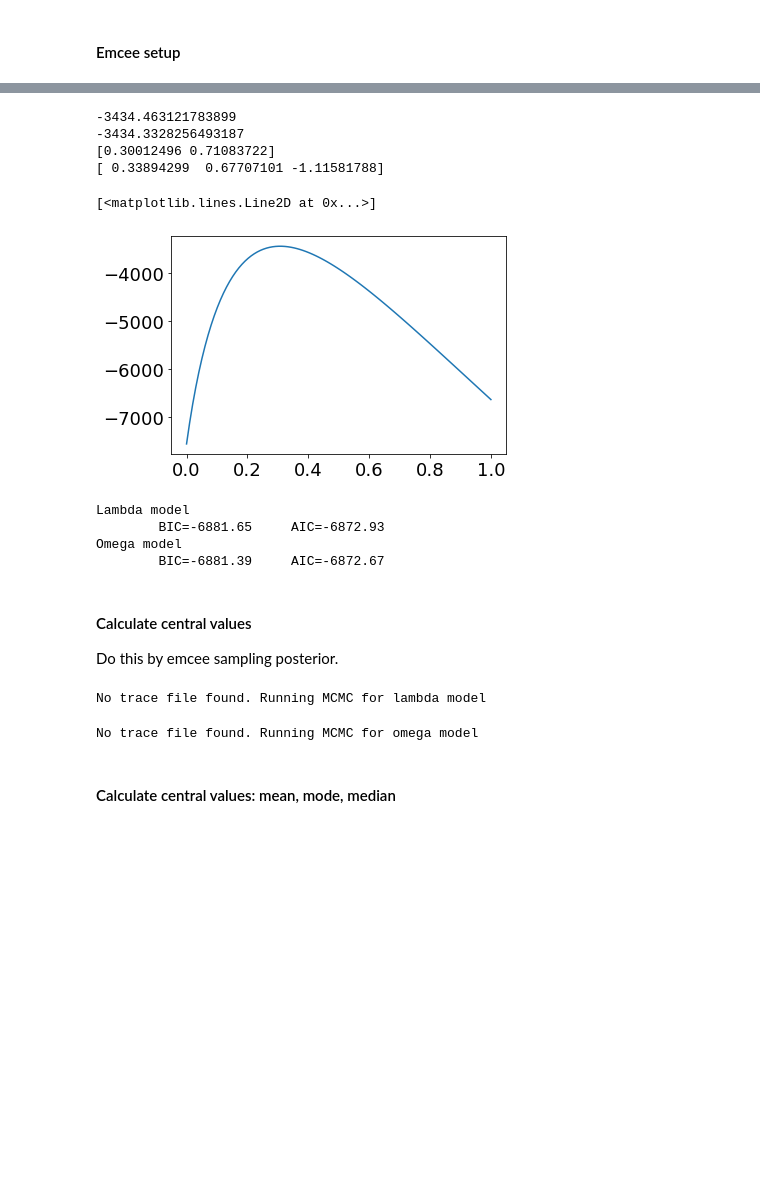
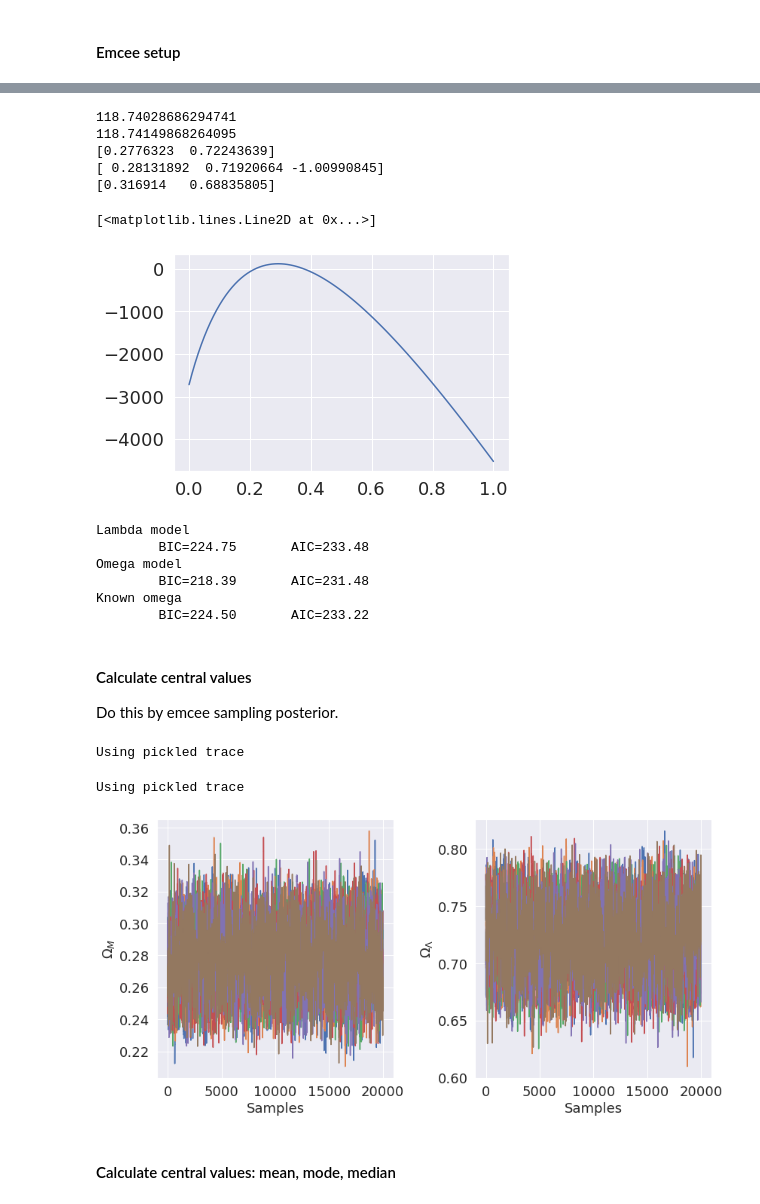
Before and after one commit to elindgren/asam_projects, a Jupyter notebook: Project1/Task2.ipynb, the cells around one changed output, grey strips where cells are left out. Cells and saved outputs as stored; diff of their text form; code cells hidden in the pictures; blank space fills up the shorter version.

```diff
--- a/Project1/Task2.ipynb
+++ b/Project1/Task2.ipynb
@@ -140,36 +153,42 @@ log_omega_likelihood((0.3, 0.7, -1.11581788), z, dl, delta_dl)
 # %%
 nll_lambda = lambda *args: -log_lambda_likelihood(*args)
 nll_omega = lambda *args: -log_omega_likelihood(*args)
+nll_omega_known_omega = lambda *args: -log_omega_likelihood_known_omega(*args)
 
-theta_hat_lambda = sc.optimize.minimize(nll_lambda, [0.5,0.5], args=(z, dl, delta_dl), bounds = ((1e-5,10),(1e-5,10)))
-theta_hat_omega = sc.optimize.minimize(nll_omega, [0.5,0.5, -1], args=(z, dl, delta_dl), bounds = ((1e-5,10),(1e-5,10),(-np.inf, np.inf)))
+theta_hat_lambda = sc.optimize.minimize(nll_lambda, [0.5,0.5], args=(z, mu, delta_mu), bounds = ((1e-5,10),(1e-5,10)))
+theta_hat_omega = sc.optimize.minimize(nll_omega, [0.5,0.5, -1], args=(z, mu, delta_mu), bounds = ((1e-5,10),(1e-5,10),(-np.inf, np.inf)))
+theta_hat_omega_known_omega = sc.optimize.minimize(nll_omega_known_omega, [0.5,0.5], args=(z, mu, delta_mu, -1.11581788), bounds = ((1e-5,10),(1e-5,10)))
 max_likelihood_lambda = -theta_hat_lambda.fun
 max_likelihood_omega = -theta_hat_omega.fun
+max_likelihood_known_omega = -theta_hat_omega_known_omega.fun
 
 print(max_likelihood_lambda)
 print(max_likelihood_omega)
 print(theta_hat_lambda.x)
 print(theta_hat_omega.x)
+print(theta_hat_omega_known_omega.x)
 # %% [output]
--3434.463121783899
--3434.3328256493187
-[0.30012496 0.71083722]
-[ 0.33894299  0.67707101 -1.11581788]
+118.74028686294741
+118.74149868264095
+[0.2776323  0.72243639]
+[ 0.28131892  0.71920664 -1.00990845]
+[0.316914   0.68835805]
 # %%
 Omega = np.linspace(0,1,100)
 theta = np.zeros(len(Omega))
 for i, w in enumerate(Omega):
-    theta[i] = log_lambda_likelihood((w,0.7), z, dl,delta_dl)
+    theta[i] = log_lambda_likelihood((w,0.7), z, mu,delta_mu)
 plt.plot(Omega,theta)
 # %% [output]
 [<matplotlib.lines.Line2D at 0x...>]
-[figure, old version]
+[figure, new version]
 # %%
 def bic(log_L_max, len_data, len_params):
     return 2*log_L_max - len_params*np.log(len_data)
 
 def aic(log_L_max, len_params):
     return 2*log_L_max - 2*len_params
+
 # Lambda model
 lambda_bic = bic(max_likelihood_lambda, len(z), 2)
 lambda_aic = aic(max_likelihood_lambda, 2)
@@ -177,14 +196,23 @@ lambda_aic = aic(max_likelihood_lambda, 2)
 print(f'Lambda model\n\tBIC={lambda_bic:.2f} \t AIC={lambda_aic:.2f}')
 
 # Omega model
-omega_bic = bic(max_likelihood_omega, len(z), 2)
-omega_aic = aic(max_likelihood_omega, 2)
+omega_bic = bic(max_likelihood_omega, len(z), 3)
+omega_aic = aic(max_likelihood_omega, 3)
+
 print(f'Omega model\n\tBIC={omega_bic:.2f} \t AIC={omega_aic:.2f}')
+
+# Known omega
+omega_bic_known = bic(max_likelihood_known_omega, len(z), 2)
+omega_aic_known = aic(max_likelihood_known_omega, 2)
+
+print(f'Known omega\n\tBIC={omega_bic_known:.2f} \t AIC={omega_aic_known:.2f}')
 # %% [output]
 Lambda model
-        BIC=-6881.65     AIC=-6872.93
+        BIC=224.75       AIC=233.48
 Omega model
-        BIC=-6881.39     AIC=-6872.67
+        BIC=218.39       AIC=231.48
+Known omega
+        BIC=224.50       AIC=233.22
 # %% [markdown]
 #### Calculate central values
 Do this by emcee sampling posterior.
@@ -196,7 +224,7 @@ n_samples = 500
 # Lambda model
 n_dim = 2
 initial = np.random.rand(n_walkers, n_dim)
-sampler = emcee.EnsembleSampler(n_walkers, n_dim, log_lambda_posterior, args=(z, dl, delta_dl))
+sampler = emcee.EnsembleSampler(n_walkers, n_dim, log_lambda_posterior, args=(z, mu, delta_mu))
 
 
 if(os.path.isfile('trace_lambda_task2.p')):
@@ -210,15 +238,16 @@ else:
     # Sample posterior
     sampler.reset()
     sampler.run_mcmc(final_state, n_samples)
+    print(sampler.acceptance_fraction)
     trace_lambda = sampler.get_chain()
     pickle.dump(trace_lambda, open( "trace_lambda_task2.p", "wb" ))
 # %% [output]
-No trace file found. Running MCMC for lambda model
+Using pickled trace
 # %%
 # Omega model
 n_dim = 3
 initial = np.random.rand(n_walkers, n_dim)
-sampler = emcee.EnsembleSampler(n_walkers, n_dim, log_omega_posterior, args=(z, dl, delta_dl))
+sampler = emcee.EnsembleSampler(n_walkers, n_dim, log_omega_posterior, args=(z, mu, delta_mu))
 
 if(os.path.isfile('trace_omega_task2.p')):
     print('Using pickled trace')
@@ -232,23 +261,23 @@ else:
     sampler.reset()
     res = sampler.run_mcmc(final_state, n_samples)
     trace_omega = sampler.get_chain()
+    print(sampler.acceptance_fraction)
     pickle.dump(trace_omega, open( "trace_omega_task2.p", "wb" ))
 # %% [output]
-No trace file found. Running MCMC for omega model
+Using pickled trace
 # %%
-print(sampler.acceptance_fraction)
-
-
 fig, axs = plt.subplots(1,2, figsize=(12,6))
-for i in range(trace.shape[2]):
-    for j in range(trace.shape[1]):
-        axs[i].plot(trace[:, j,i])
+for i in range(trace_lambda.shape[2]):
+    for j in range(trace_lambda.shape[1]):
+        axs[i].plot(trace_lambda[:, j,i])
 axs[0].set_xlabel('Samples')
 axs[1].set_xlabel('Samples')
 
 axs[0].set_ylabel(r'$\Omega_M$')
 axs[1].set_ylabel(r'$\Omega_{\Lambda}$')
 plt.tight_layout()
+# %% [output]
+[figure, added]
 # %% [markdown]
 #### Calculate central values: mean, mode, median
 # %%
```
Also changed, not shown: parts of 10 cells of this notebook, 7 other files.
